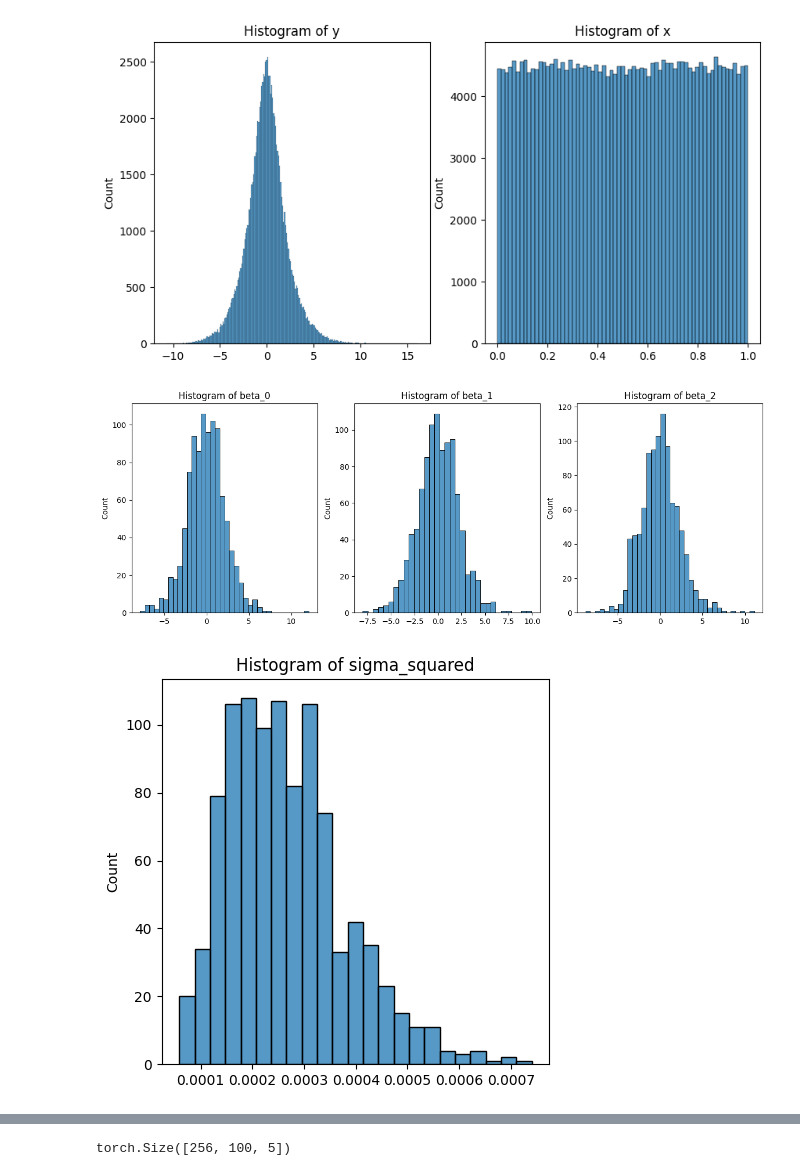
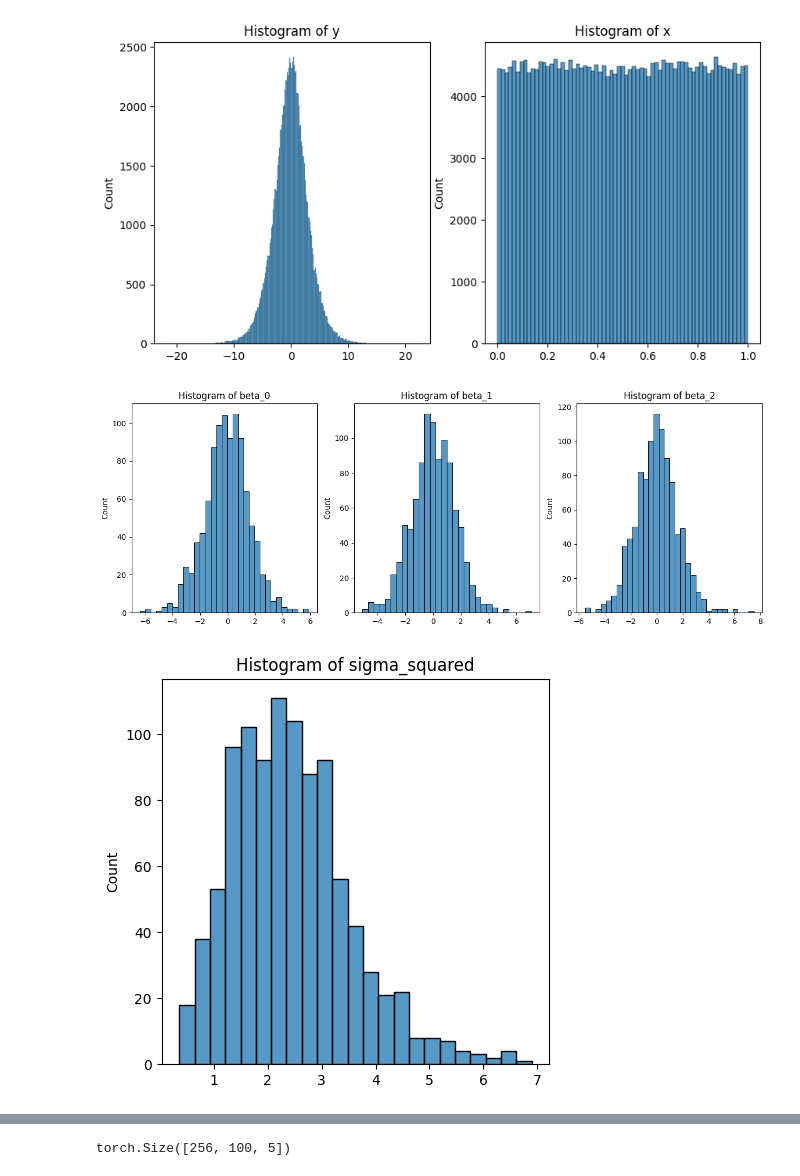
Before and after one commit to ArikReuter/ICL_for_Full_Bayesian_Inference, a Jupyter notebook: Training/Test_Trainer.ipynb, the cells around one changed output, grey strips where cells are left out. Saved outputs shown, nothing was run; the diff lists cells and outputs as text; code cells hidden in the pictures.

```diff
--- a/Training/Test_Trainer.ipynb
+++ b/Training/Test_Trainer.ipynb
@@ -14,7 +11,7 @@ from PFNExperiments.LinearRegression.GenerativeModels.GenerateDataLM_Examples im
 from PFNExperiments.LinearRegression.GenerativeModels.LM_abstract import return_only_y, print_code
 # %%
 x_test = torch.rand(10, 5)
-pprogram1 = make_lm_program_gamma_gamma_augmented()
+pprogram1 = make_lm_program_gamma_gamma()
 pprogram1_y = return_only_y(pprogram1)
 pprogram1
 print_code(pprogram1)
@@ -56,3 +53,3 @@ Max: 0.6996963024139404
-[figure, old version]
+[figure, new version]
-[figure, old version]
+[figure, new version]
-[figure, old version]
+[figure, new version]
```
Also changed, not shown: parts of 42 cells of this notebook, 2 other files.
